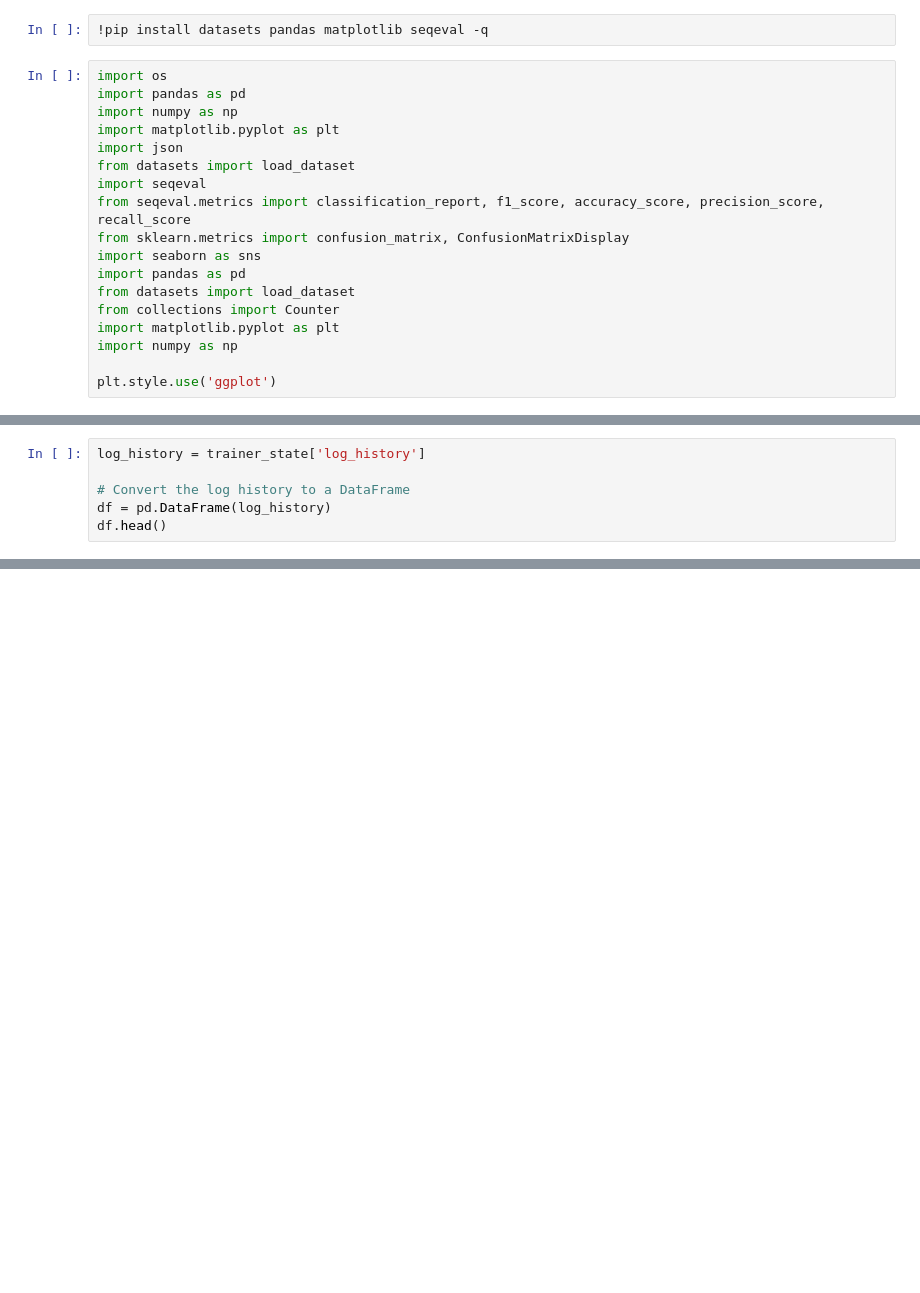
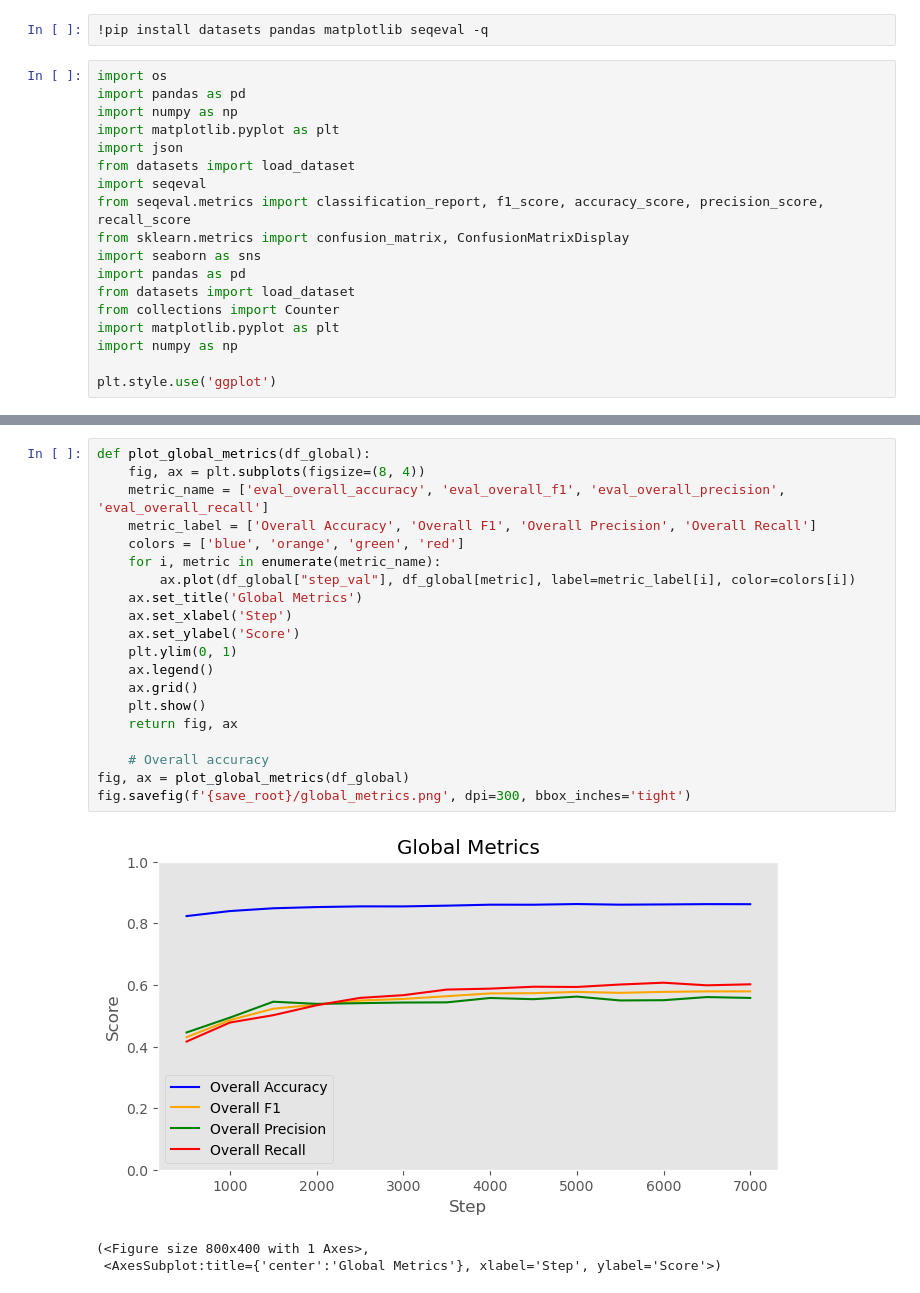
Before and after one commit to Nicolassalvan/mti881-projet2, a Jupyter notebook: analyse_metrics.ipynb, the cells around one changed output, grey strips where cells are left out. Drawn from its saved outputs; the diff is of its cells as text; blank space fills up the shorter version.

Commit message:
overall-res

```diff
--- a/analyse_metrics.ipynb
+++ b/analyse_metrics.ipynb
@@ -42,6 +31,0 @@ dict_keys(['best_metric', 'best_model_checkpoint', 'epoch', 'eval_steps', 'globa
-# %%
-log_history = trainer_state['log_history']
-
-# Convert the log history to a DataFrame
-df = pd.DataFrame(log_history)
-df.head()
@@ -67,0 +131,24 @@ plt.show()
+# %%
+def plot_global_metrics(df_global):
+    fig, ax = plt.subplots(figsize=(8, 4))
+    metric_name = ['eval_overall_accuracy', 'eval_overall_f1', 'eval_overall_precision', 'eval_overall_recall']
+    metric_label = ['Overall Accuracy', 'Overall F1', 'Overall Precision', 'Overall Recall']
+    colors = ['blue', 'orange', 'green', 'red']
+    for i, metric in enumerate(metric_name):
+        ax.plot(df_global["step_val"], df_global[metric], label=metric_label[i], color=colors[i])
+    ax.set_title('Global Metrics')
+    ax.set_xlabel('Step')
+    ax.set_ylabel('Score')
+    plt.ylim(0, 1)
+    ax.legend()
+    ax.grid()
+    plt.show()
+    return fig, ax
+
+    # Overall accuracy
+fig, ax = plot_global_metrics(df_global)
+fig.savefig(f'{save_root}/global_metrics.png', dpi=300, bbox_inches='tight')
+# %% [output]
+[figure, added]
+(<Figure size 800x400 with 1 Axes>,
+ <AxesSubplot:title={'center':'Global Metrics'}, xlabel='Step', ylabel='Score'>)
```
Also changed, not shown: parts of 15 cells of this notebook, 1 other file.
